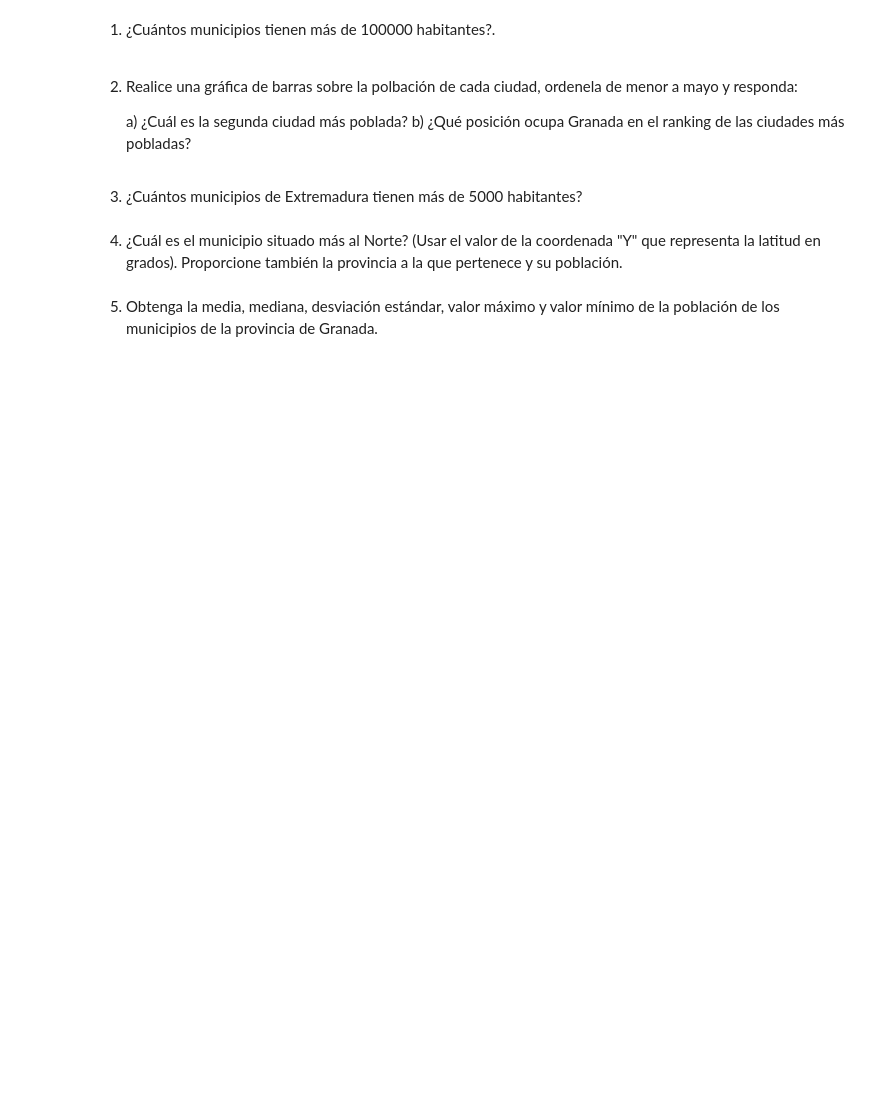
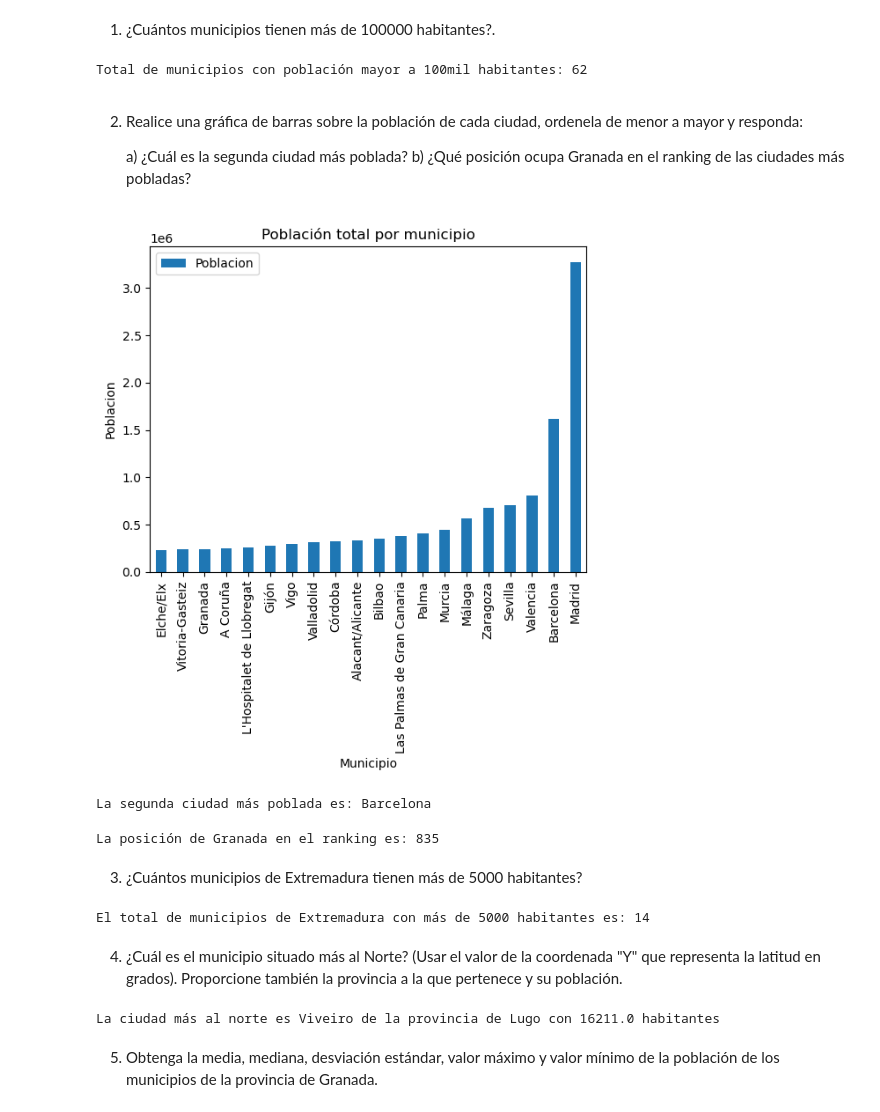
Before and after one commit to carlosopr/g-labs, a Jupyter notebook: lab03/lab03.ipynb, the cells around one changed output. Saved outputs shown, nothing was run; the diff lists cells and outputs as text; code cells hidden in the pictures; blank space fills up the shorter version.

```diff
--- a/lab03/lab03.ipynb
+++ b/lab03/lab03.ipynb
@@ -122,3 +121,10 @@ La dimensión del array es: (2, 6)
 ## Parte II. Exploración y minería de datos
 
 Con el dataset nucleospoblacion.csv adjunto al laboratorio, luego responda las siguientes preguntas usando pandas y matplotlib.
+# %%
+import pandas as pd
+import matplotlib.pyplot as plt
+
+df = pd.read_csv('data/NucleosPoblacion.csv')
+
+df.head()
@@ -125,13 +138,81 @@ Con el dataset nucleospoblacion.csv adjunto al laboratorio, luego responda las s
 # %% [markdown]
 1. ¿Cuántos municipios tienen más de 100000 habitantes?.
+# %%
+# Se filtra el dataframe
+df1 = df[df['Poblacion']>100000]
+
+# Se imprime el número total de municipios con más habitantes
+print(f"Total de municipios con población mayor a 100mil habitantes: {len(df1)}")
+# %% [output]
+Total de municipios con población mayor a 100mil habitantes: 62
 # %% [markdown]
-2. Realice una gráfica de barras sobre la polbación de cada ciudad, ordenela de menor a mayo y responda:
+2. Realice una gráfica de barras sobre la población de cada ciudad, ordenela de menor a mayor y responda:
 
     a) ¿Cuál es la segunda ciudad más poblada?
 b) ¿Qué posición ocupa Granada en el ranking de las ciudades más pobladas?
+# %%
+# Orderna por población en forma ascedente
+df2 = df.sort_values(by='Poblacion', ascending=True)
+
+# Se obtienen los últimos 20 registros con mayor poblacion
+df_top20 = df2.tail(20)
+
+ax = df_top20.plot.bar(x='Municipio', y='Poblacion', rot=0)
+
+# Set the axis labels and title
+ax.set_xlabel('Municipio')
+ax.set_ylabel('Poblacion')
+ax.set_title('Población total por municipio')
+ax.set_xticklabels(df_top20['Municipio'], rotation=90)
+plt.show()
+# %% [output]
+[figure, added]
+# %%
+# Segundo municipio más poblado
+city = df_top20.iloc[-2]['Municipio']
+
+# Se imprime el segundo municipio más pobado
+print(f"La segunda ciudad más poblada es: {city}")
+# %% [output]
+La segunda ciudad más poblada es: Barcelona
+# %%
+# Se reinicia el index para el dataframe ordenado en forma ascendente
+df2 = df.sort_values(by='Poblacion', ascending=True).reset_index(drop=True)
+
+# Obtener la posición de la ciudad 'Granada'
+pos = df2.loc[df2['Municipio'] == 'Granada'].index[0]+1
+
+# Se imprime la la posición del ranking
+print(f"La posición de Granada en el ranking es: {pos}")
+# %% [output]
+La posición de Granada en el ranking es: 835
 # %% [markdown]
 3. ¿Cuántos municipios de Extremadura tienen más de 5000 habitantes?
+# %%
+# Se filtran los municipios de Extremadura
+# Según Wikipedia, Extremadura está compuesta por las provincias de Badajoz y Cáceres
+df_extremadura = df[(df['Provincia'] == 'Cáceres') | (df['Provincia'] == 'Badajoz')]
+
+# Se filtra por número de habitantes
+df_extremadura_population = df_extremadura[df_extremadura['Poblacion'] > 5000]
+
+# Se imprime el resultado
+print(f"El total de municipios de Extremadura con más de 5000 habitantes es: {len(df_extremadura_population)}")
+# %% [output]
+El total de municipios de Extremadura con más de 5000 habitantes es: 14
 # %% [markdown]
 4. ¿Cuál es el municipio situado más al Norte? (Usar el valor de la coordenada "Y" que representa la latitud en grados). Proporcione también la provincia a la que pertenece y su población.
+# %%
+# Se obtiene el índice del registro con mayor latitud
+idxmax_lat = df['Y'].idxmax()
+
+# Se obtienen los datos del municipio
+northmost_city = df.loc[idxmax_lat,'Municipio']
+prov = df.loc[idxmax_lat,'Provincia']
+population = df.loc[idxmax_lat,'Poblacion']
+
+print(f"La ciudad más al norte es {northmost_city} de la provincia de {prov} con {population} habitantes")
+# %% [output]
+La ciudad más al norte es Viveiro de la provincia de Lugo con 16211.0 habitantes
 # %% [markdown]
 5. Obtenga la media, mediana, desviación estándar, valor máximo y valor mínimo de la población de los municipios de la provincia de Granada.
```
Also changed, not shown: parts of 10 cells of this notebook, 1 other file.
